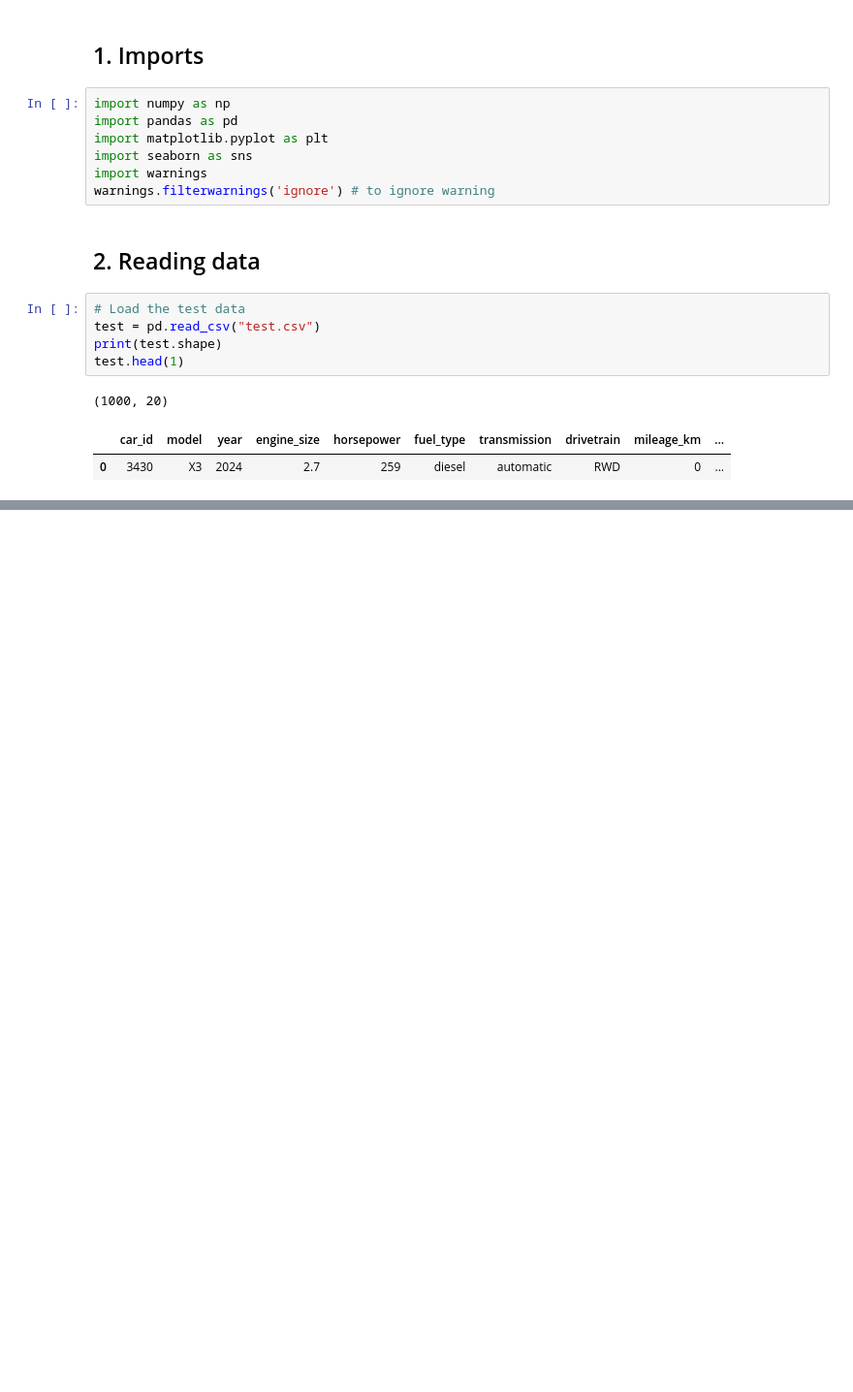
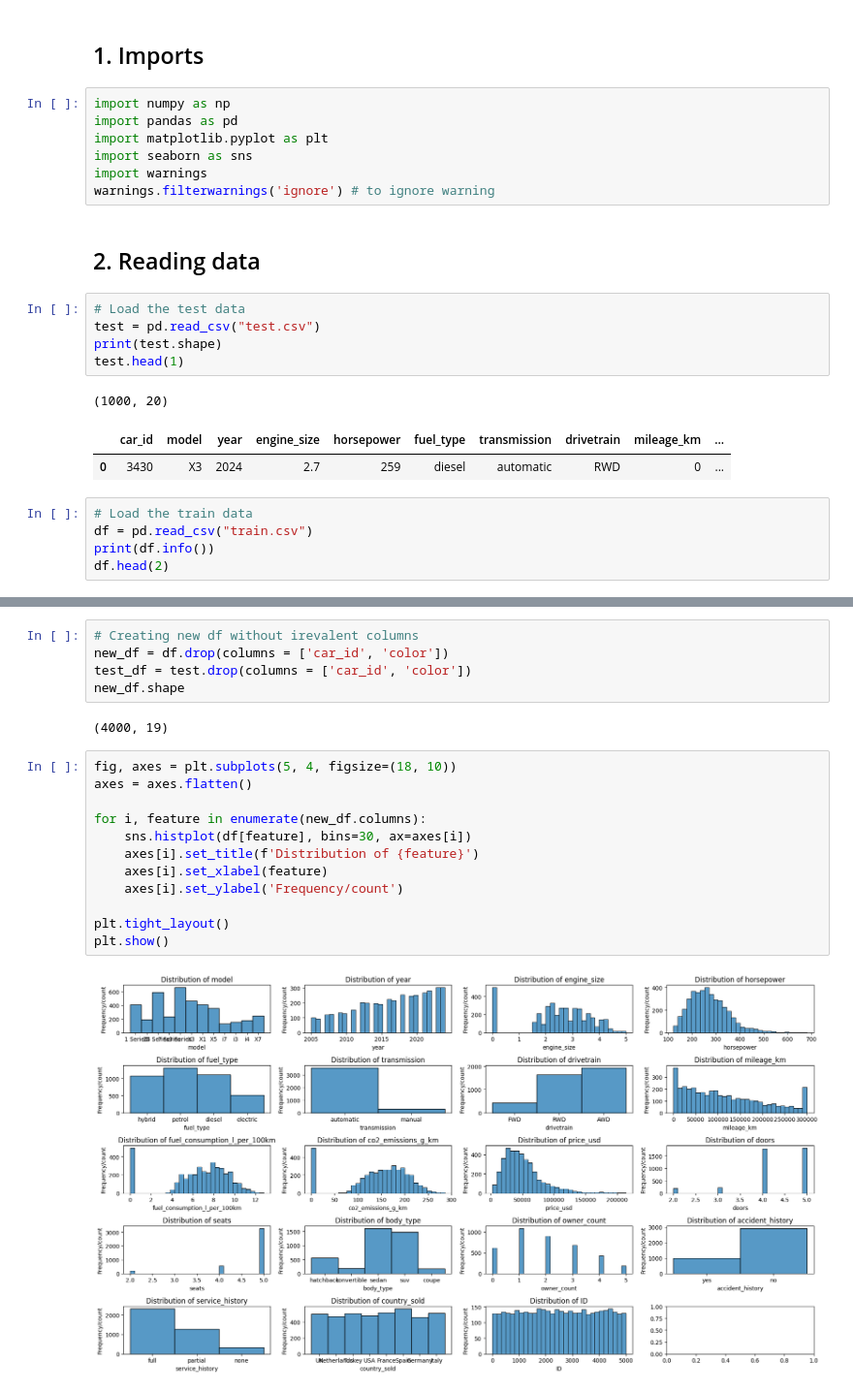
Before and after one commit to Indraadhikari/DAT200-Machine-Learning, a Jupyter notebook: CA5/CA5_Group_11.ipynb, the cells around one changed output, grey strips where cells are left out. Shown at 97% size. Drawn from its saved outputs; the diff is of its cells as text; blank space fills up the shorter version.

```diff
--- a/CA5/CA5_Group_11.ipynb
+++ b/CA5/CA5_Group_11.ipynb
@@ -34,3 +34,8 @@ test.head(1)
 (1000, 20)
 |  | car_id | model | year | engine_size | horsepower | fuel_type | transmission | drivetrain | mileage_km | ... |
 | 0 | 3430 | X3 | 2024 | 2.7 | 259 | diesel | automatic | RWD | 0 | ... |
+# %%
+# Load the train data
+df = pd.read_csv("train.csv")
+print(df.info())
+df.head(2)
@@ -36,0 +96,21 @@ test.head(1)
+# %%
+# Creating new df without irevalent columns
+new_df = df.drop(columns = ['car_id', 'color'])
+test_df = test.drop(columns = ['car_id', 'color'])
+new_df.shape
+# %% [output]
+(4000, 19)
+# %%
+fig, axes = plt.subplots(5, 4, figsize=(18, 10))
+axes = axes.flatten()
+
+for i, feature in enumerate(new_df.columns):
+    sns.histplot(df[feature], bins=30, ax=axes[i])
+    axes[i].set_title(f'Distribution of {feature}')
+    axes[i].set_xlabel(feature)
+    axes[i].set_ylabel('Frequency/count')
+
+plt.tight_layout()
+plt.show()
+# %% [output]
+[figure, added]
```
Also changed, not shown: parts of 4 cells of this notebook.
